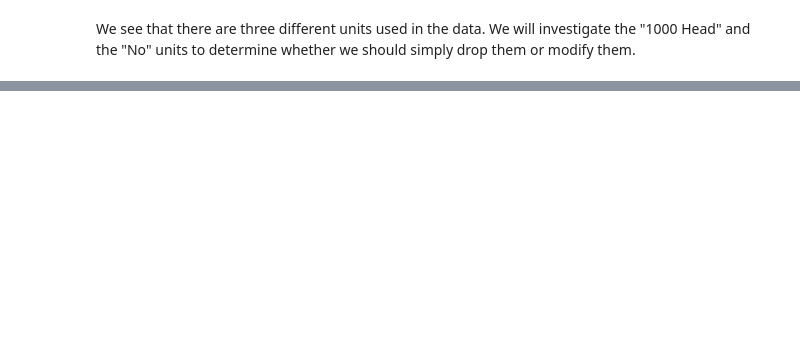
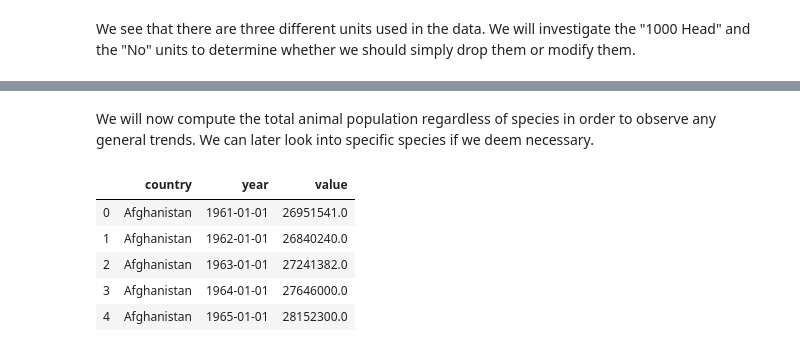
Before and after one commit to pull-fiction/make-crops-not-war, a Jupyter notebook: notebooks/general_trend.ipynb, the cells around one changed output, grey strips where cells are left out. Drawn from its saved outputs; the diff is of its cells as text; code cells hidden in the pictures; blank space fills up the shorter version.

```diff
--- a/notebooks/general_trend.ipynb
+++ b/notebooks/general_trend.ipynb
@@ -398,0 +437,17 @@ animal_population_df['year'] = pd.to_datetime(animal_population_df['year'], form
+# %% [markdown]
+We will now compute the total animal population regardless of species in order to observe any general trends. We can later look into specific species if we deem necessary.
+# %%
+animals_per_year_per_country = (
+    animal_population_df.groupby(['country', 'year'])
+        .sum()
+        .reset_index()
+)
+
+animals_per_year_per_country.head()
+# %% [output]
+|  | country | year | value |
+| 0 | Afghanistan | 1961-01-01 | 26951541.0 |
+| 1 | Afghanistan | 1962-01-01 | 26840240.0 |
+| 2 | Afghanistan | 1963-01-01 | 27241382.0 |
+| 3 | Afghanistan | 1964-01-01 | 27646000.0 |
+| 4 | Afghanistan | 1965-01-01 | 28152300.0 |
```
Also changed, not shown: parts of 13 cells of this notebook, 1 other file.
